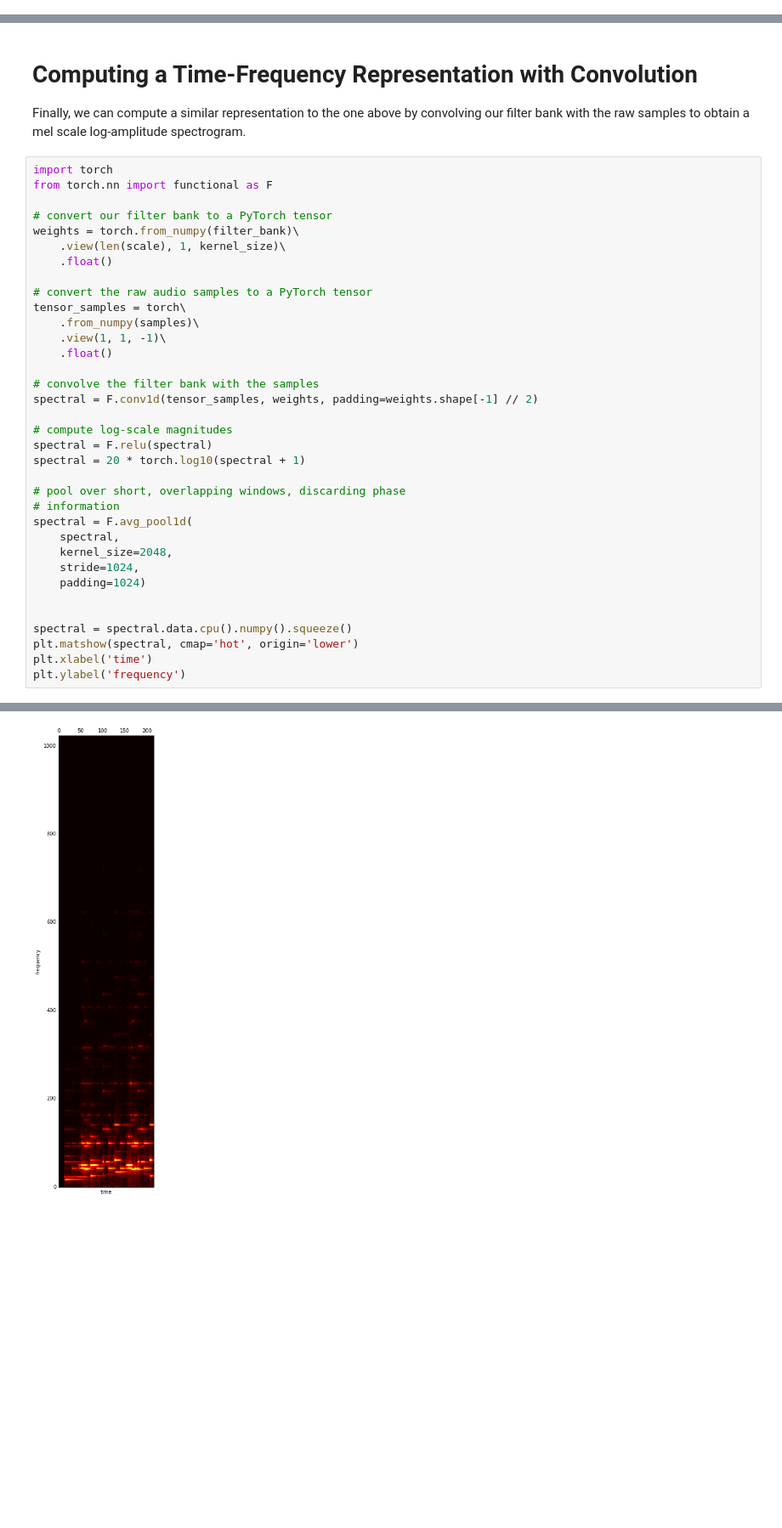
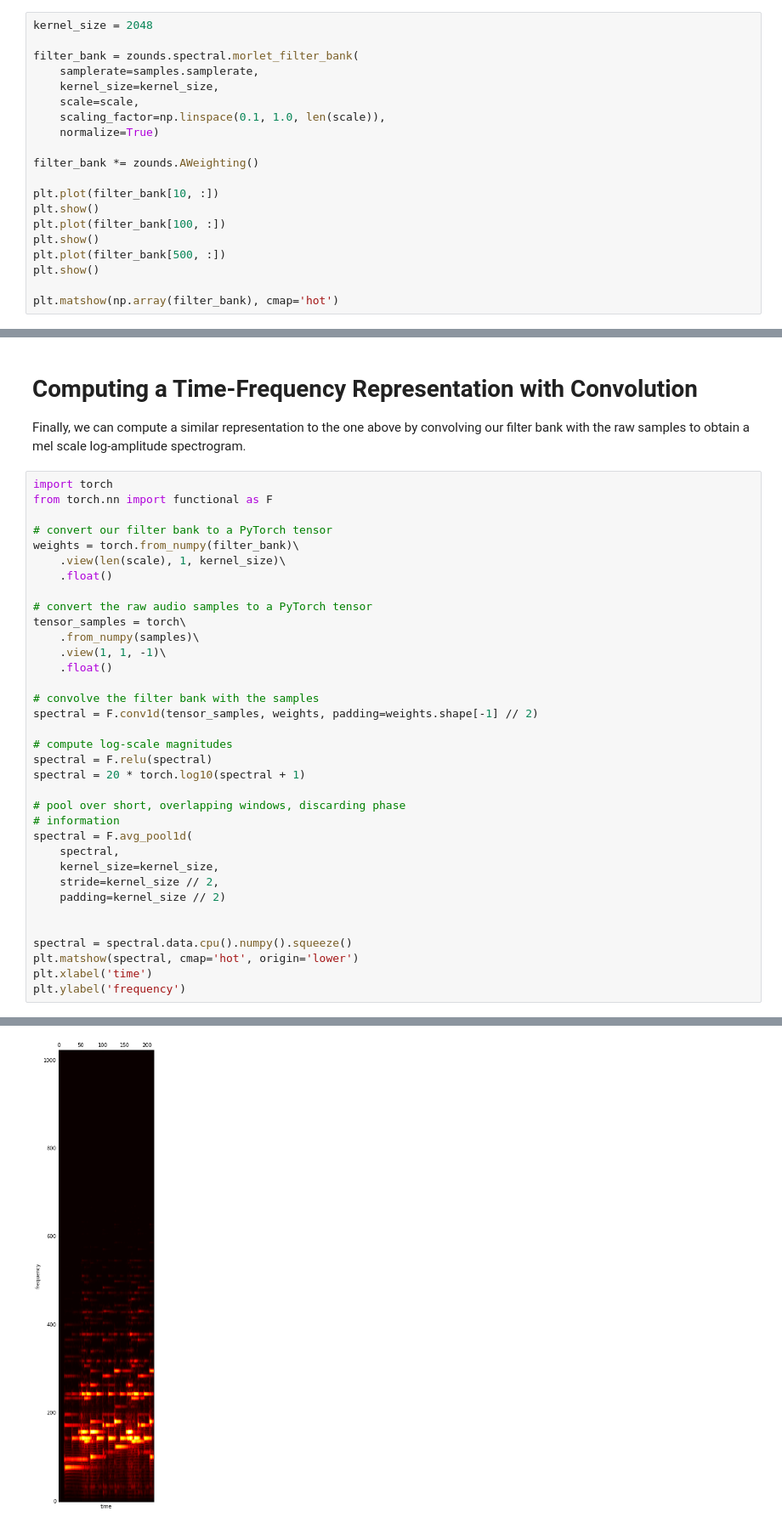
Before and after one commit to JohnVinyard/experiments, a Jupyter notebook: unsupervised-semantic-audio-embeddings/mel-scale-log-spectrogram.ipynb, the cells around one changed output, grey strips where cells are left out. Shown at 85% size. Cells and saved outputs as stored; diff of their text form; blank space fills up the shorter version.

Commit message:
Update mel-scale log filterbank notebook to use newer morlet_filter_bank function from zounds

```diff
--- a/unsupervised-semantic-audio-embeddings/mel-scale-log-spectrogram.ipynb
+++ b/unsupervised-semantic-audio-embeddings/mel-scale-log-spectrogram.ipynb
@@ -155,0 +107,20 @@ plt.matshow(filter_bank, cmap='hot')
+# %%
+kernel_size = 2048
+
+filter_bank = zounds.spectral.morlet_filter_bank(
+    samplerate=samples.samplerate,
+    kernel_size=kernel_size,
+    scale=scale,
+    scaling_factor=np.linspace(0.1, 1.0, len(scale)),
+    normalize=True)
+
+filter_bank *= zounds.AWeighting()
+
+plt.plot(filter_bank[10, :])
+plt.show()
+plt.plot(filter_bank[100, :])
+plt.show()
+plt.plot(filter_bank[500, :])
+plt.show()
+
+plt.matshow(np.array(filter_bank), cmap='hot')
@@ -164,34 +141,34 @@ from torch.nn import functional as F
 # convert our filter bank to a PyTorch tensor
 weights = torch.from_numpy(filter_bank)\
     .view(len(scale), 1, kernel_size)\
     .float()
 
 # convert the raw audio samples to a PyTorch tensor
 tensor_samples = torch\
     .from_numpy(samples)\
     .view(1, 1, -1)\
     .float()
 
 # convolve the filter bank with the samples
 spectral = F.conv1d(tensor_samples, weights, padding=weights.shape[-1] // 2)
 
 # compute log-scale magnitudes
 spectral = F.relu(spectral)
 spectral = 20 * torch.log10(spectral + 1)
 
 # pool over short, overlapping windows, discarding phase
 # information
 spectral = F.avg_pool1d(
     spectral,
-    kernel_size=2048,
-    stride=1024,
-    padding=1024)
+    kernel_size=kernel_size,
+    stride=kernel_size // 2,
+    padding=kernel_size // 2)
 
 
 spectral = spectral.data.cpu().numpy().squeeze()
 plt.matshow(spectral, cmap='hot', origin='lower')
 plt.xlabel('time')
 plt.ylabel('frequency')
 # %% [output]
 <matplotlib.text.Text at 0x...>
-[figure, old version]
+[figure, new version]
```
Also changed, not shown: parts of 3 cells of this notebook, 1 other file.
